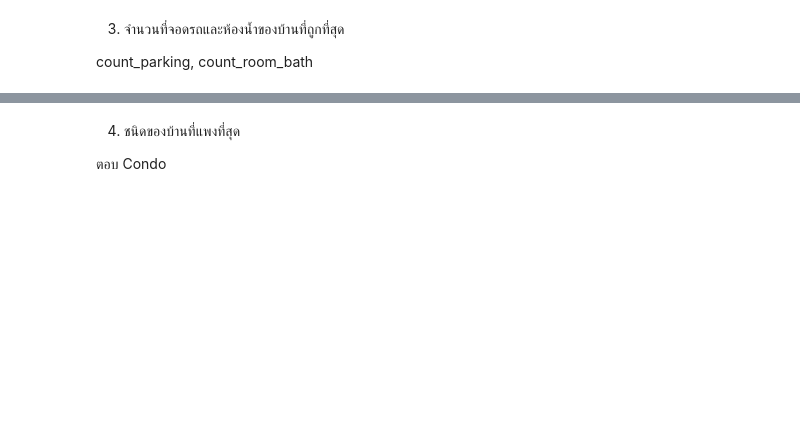
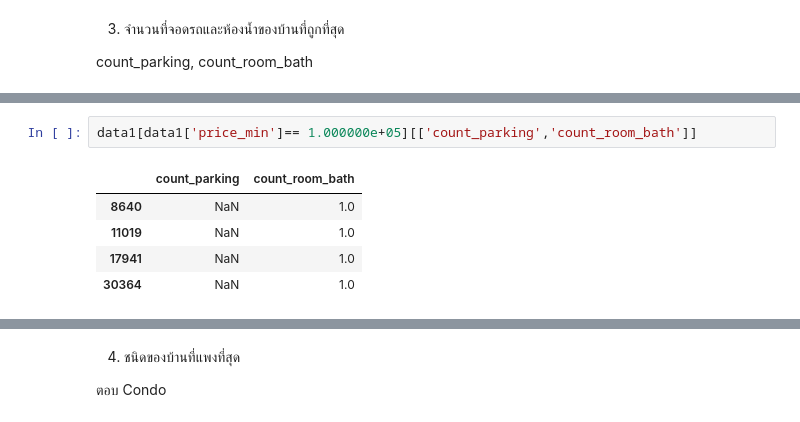
Before and after one commit to pornnakanok/BasicProg_DataViz65, a Jupyter notebook: Pandas101.ipynb, the cells around one changed output, grey strips where cells are left out. Saved outputs shown, nothing was run; the diff lists cells and outputs as text; blank space fills up the shorter version.

```diff
--- a/Pandas101.ipynb
+++ b/Pandas101.ipynb
@@ -305,0 +363,8 @@ count_parking, count_room_bath
+# %%
+data1[data1['price_min']== 1.000000e+05][['count_parking','count_room_bath']]
+# %% [output]
+|  | count_parking | count_room_bath |
+| 8640 | NaN | 1.0 |
+| 11019 | NaN | 1.0 |
+| 17941 | NaN | 1.0 |
+| 30364 | NaN | 1.0 |
```
Also changed, not shown: parts of 21 cells of this notebook.
